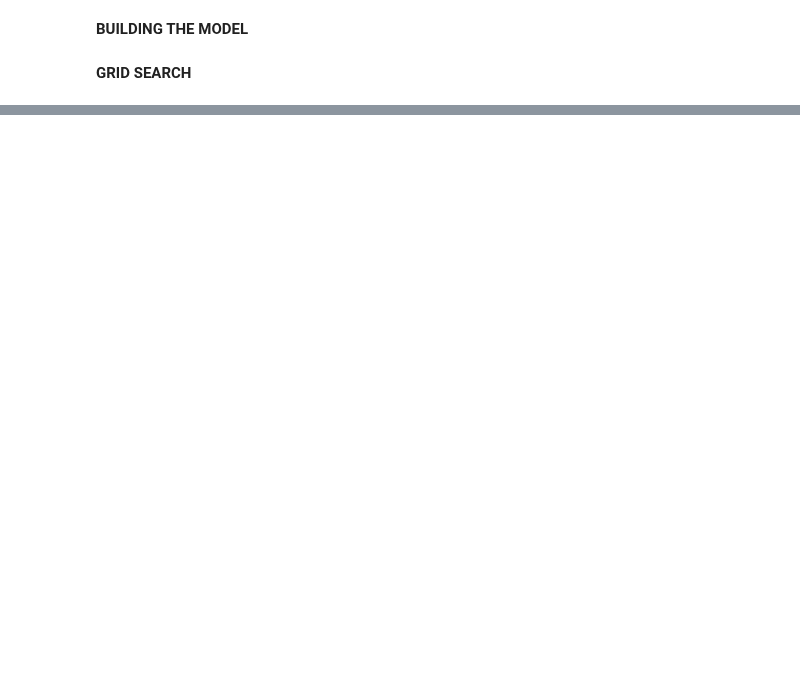
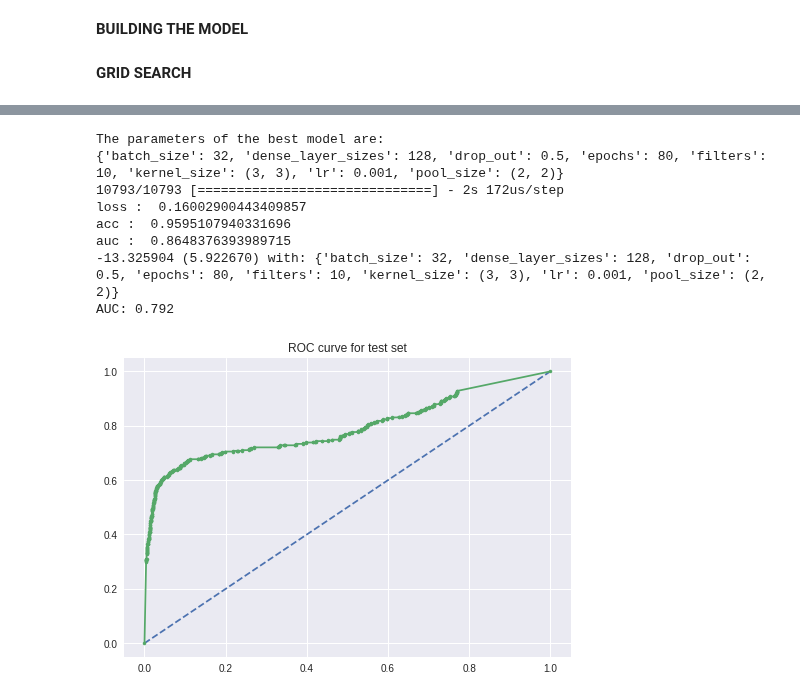
Before and after one commit to hannape/CNN-pierwsze-podejscie, a Jupyter notebook: cnn_grid_with_scorer.ipynb, the cells around one changed output, grey strips where cells are left out. Saved outputs shown, nothing was run; the diff lists cells and outputs as text; code cells hidden in the pictures; blank space fills up the shorter version.

```diff
--- a/cnn_grid_with_scorer.ipynb
+++ b/cnn_grid_with_scorer.ipynb
@@ -155,10 +189,22 @@ validator = GridSearchCV(my_classifier,
 # %%
 ############
-
+from keras.callbacks import EarlyStopping
+es = EarlyStopping(monitor='auc', min_delta=0.001, patience=15, verbose=0, mode='max', baseline=None, restore_best_weights=True)
+#early_stop = EarlyStopping()
 y_frame = pd.DataFrame(y_train, index=index)
-grid_result = validator.fit(X_train, y_frame) #, class_weight = c_w)
+grid_result = validator.fit(X_train, y_frame, callbacks=[es]) #, class_weight = c_w)
 
 ############
+
+# Plot training & validation accuracy values
+plt.plot(history.history['acc'])
+plt.plot(history.history['val_acc'])
+plt.title('Model accuracy')
+plt.ylabel('Accuracy')
+plt.xlabel('Epoch')
+plt.legend(['Train', 'Test'], loc='upper left')
+plt.show()
+
 
 print('The parameters of the best model are: ')
 print(validator.best_params_)
@@ -193,6 +239,6 @@ pyplot.plot(fpr, tpr, marker='.')
 plt.title('ROC curve for test set')
 pyplot.show()
 
-with open('drive/My Drive/kasi_obrona.txt', 'w') as f:
+with open('drive/My Drive/ES.txt', 'w') as f:
   print('Filename:', validator.best_params_, file=f)
 # %% [output]
@@ -222,0 +266,46 @@ pyplot.plot(probs[10100:10300], marker='.')
+# %%
+print('The parameters of the best model are: ')
+print(validator.best_params_)
+
+best_model = validator.best_estimator_.model
+metric_names = best_model.metrics_names
+metric_values = best_model.evaluate(X_test, y_test)
+for metric, value in zip(metric_names, metric_values):
+  print(metric, ': ', value)
+
+means = grid_result.cv_results_['mean_test_score']
+stds = grid_result.cv_results_['std_test_score']
+params = grid_result.cv_results_['params']
+for mean, stdev, param in zip(means, stds, params):
+  print("%f (%f) with: %r" % (mean, stdev, param))
+
+# calculate AUC of final model on a test set
+probs = best_model.predict_proba(X_test)
+# keep probabilities for the positive outcome only
+#probs = probs[:, 1]
+y_test2 = numpy.load('drive/My Drive/y_test.npy')  # osobno, bo inny wymiar
+
+auc = roc_auc_score(y_test2, probs)
+print('AUC: %.3f' % auc)
+
+fpr, tpr, thresholds = roc_curve(y_test2, probs)
+# plot no skill
+pyplot.plot([0, 1], [0, 1], linestyle='--')
+# plot the roc curve for the model
+pyplot.plot(fpr, tpr, marker='.')
+# show the plot
+plt.title('ROC curve for test set')
+pyplot.show()
+
+with open('drive/My Drive/ES.txt', 'w') as f:
+  print('Filename:', validator.best_params_, file=f)
+# %% [output]
+The parameters of the best model are:
+{'batch_size': 32, 'dense_layer_sizes': 128, 'drop_out': 0.5, 'epochs': 80, 'filters': 10, 'kernel_size': (3, 3), 'lr': 0.001, 'pool_size': (2, 2)}
+10793/10793 [==============================] - 2s 172us/step
+loss :  0.16002900443409857
+acc :  0.9595107940331696
+auc :  0.8648376393989715
+-13.325904 (5.922670) with: {'batch_size': 32, 'dense_layer_sizes': 128, 'drop_out': 0.5, 'epochs': 80, 'filters': 10, 'kernel_size': (3, 3), 'lr': 0.001, 'pool_size': (2, 2)}
+AUC: 0.792
+[figure, added]
```
Also changed, not shown: parts of 5 cells of this notebook.
